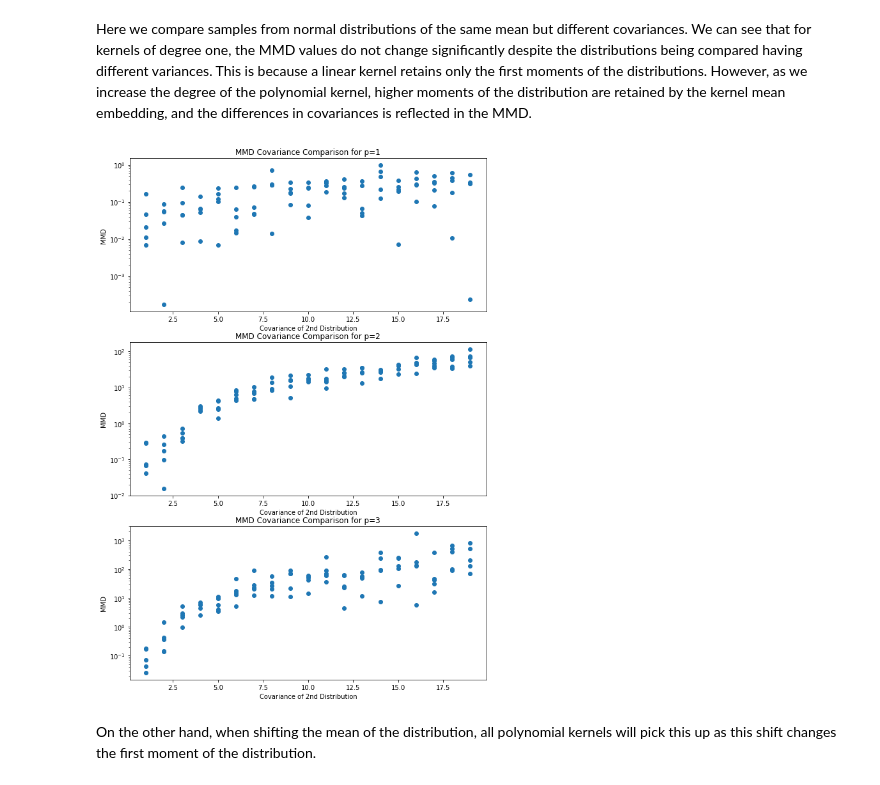
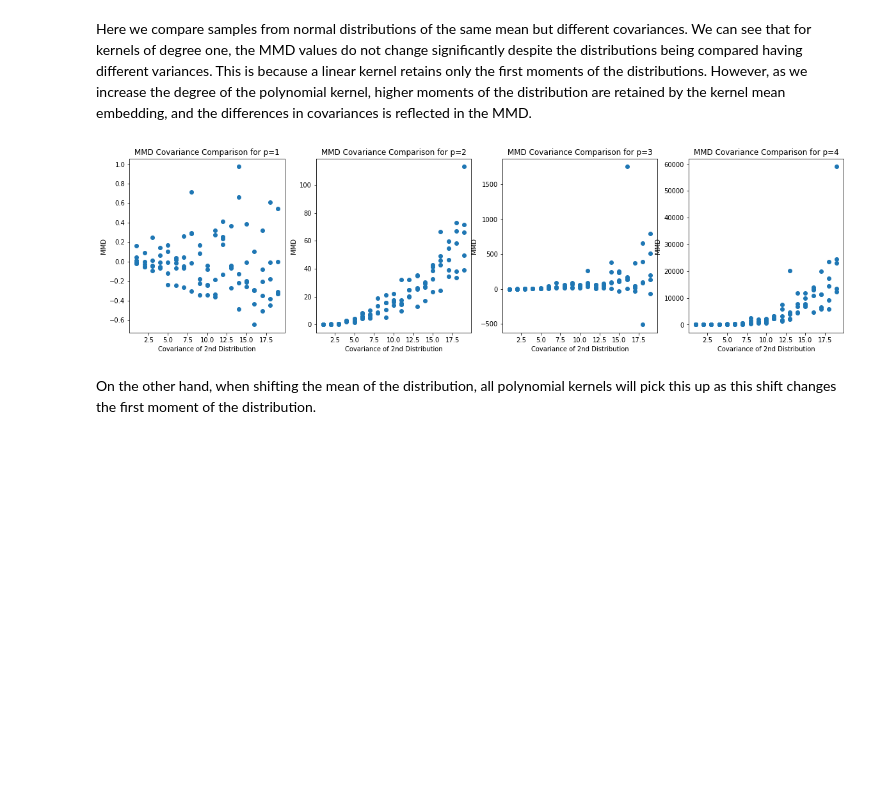
Before and after one commit to jswu18/distribution-discrepancies, a Jupyter notebook: notebooks/2_maximum_mean_discrepancy.ipynb, the cells around one changed output. Saved outputs shown, nothing was run; the diff lists cells and outputs as text; code cells hidden in the pictures; blank space fills up the shorter version.

Commit message:
Remove abs of mmd and reformating some charts

```diff
--- a/notebooks/2_maximum_mean_discrepancy.ipynb
+++ b/notebooks/2_maximum_mean_discrepancy.ipynb
@@ -27,40 +27,39 @@ n_dimensions = 5
 n_samples = 25
 n_trials = 5
 sigma = 0.1
 m, n = 30, 30
-n_polynomials = 3
+n_polynomials = 4
 covariance_scales = np.arange(1, 20)
 
 mu_x = np.zeros(n_dimensions)
 covariance_x = np.eye(n_dimensions)
 mu_y = np.zeros(n_dimensions)
 
-fig, axs = plt.subplots(n_polynomials, 1)
-fig.set_figheight(n_polynomials * 5)
-fig.set_figwidth(10)
+fig, axs = plt.subplots(1, n_polynomials)
+fig.set_figheight(5)
+fig.set_figwidth(20)
 
 for i, p in enumerate(np.arange(1, n_polynomials + 1)):
     X, MMDs = [], []
     for covariance_scale in covariance_scales:
         covariance_y = covariance_scale * np.eye(n_dimensions)
         X.extend([covariance_scale] * n_trials)
         MMDs.extend(
             [
                 mmd(
                     kernel=PolynomialKernel(p),
                     x=np.random.multivariate_normal(mu_x, covariance_x, n_samples),
                     y=np.random.multivariate_normal(mu_y, covariance_y, n_samples),
                 )
                 for _ in range(n_trials)
             ]
         )
-    axs[i].scatter(X, np.abs(MMDs))
-    axs[i].set_yscale("log")
+    axs[i].scatter(X, MMDs)
     axs[i].set_title(f"MMD Covariance Comparison for p={p}")
     axs[i].set_xlabel("Covariance of 2nd Distribution")
     axs[i].set_ylabel("MMD")
 # %% [output]
-[figure, old version]
+[figure, new version]
 # %% [markdown]
 On the other hand, when shifting the mean of the distribution, all polynomial kernels will pick this up as this shift changes the first moment of the distribution.
 # %%
```
Also changed, not shown: parts of 2 cells of this notebook.
